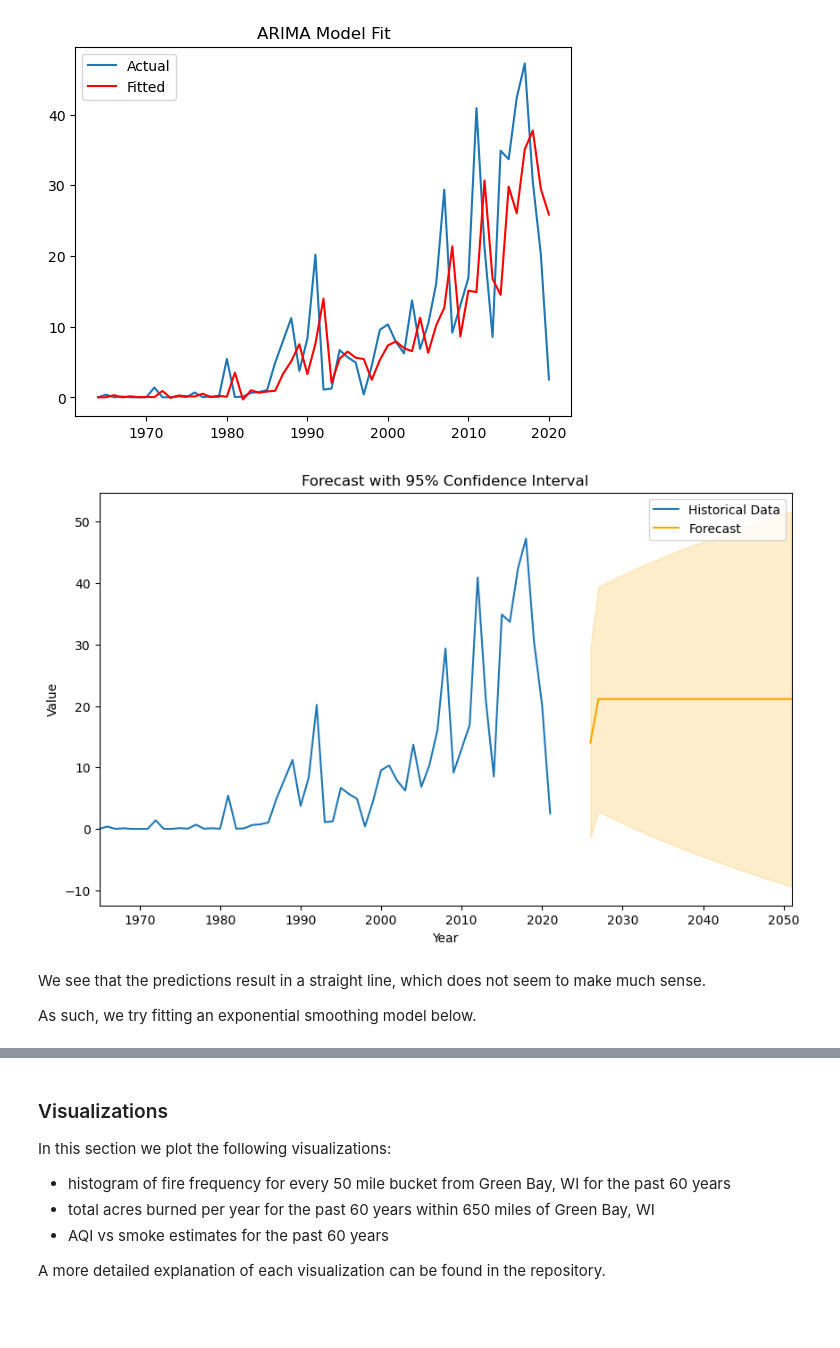
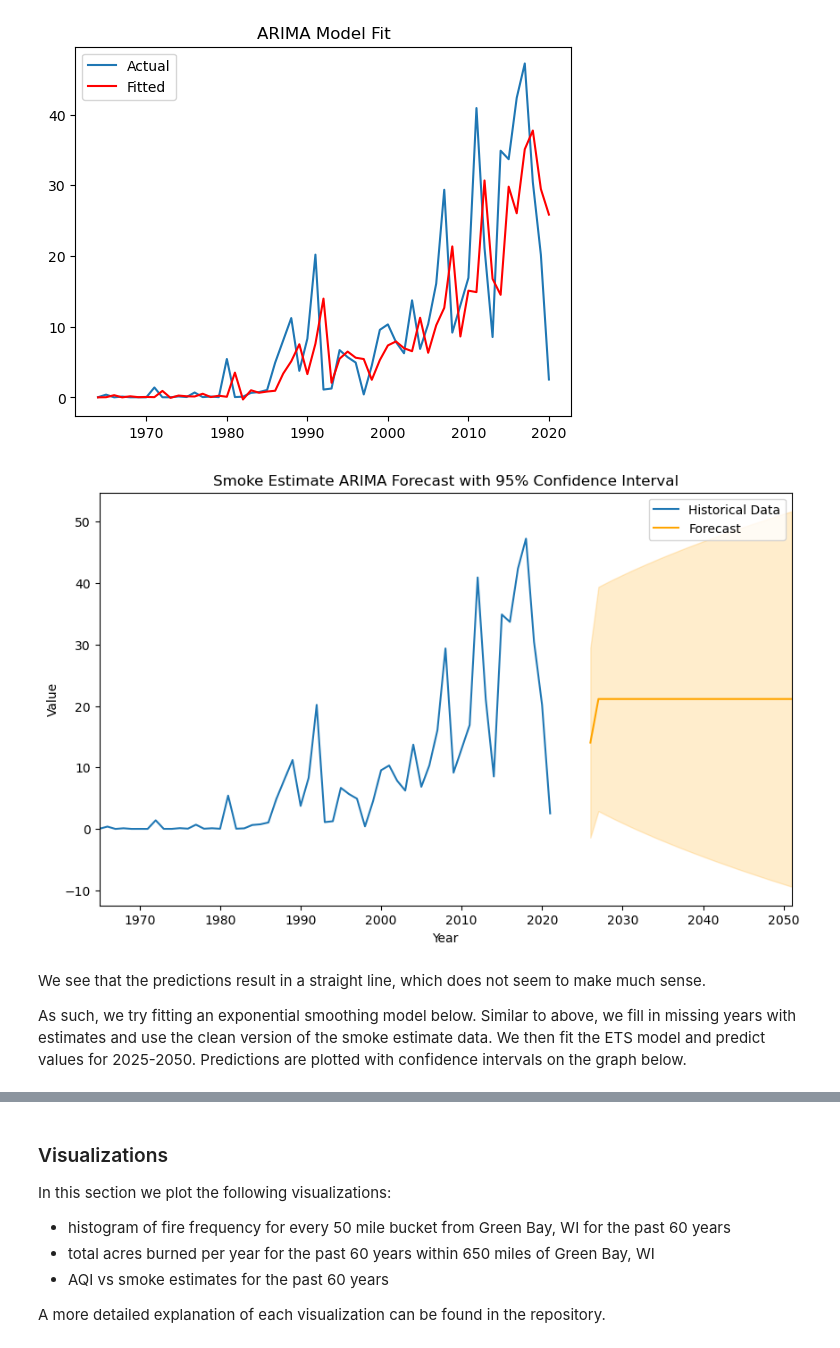
Before and after one commit to ezhang17/wildfire-analysis, a Jupyter notebook: common_analysis.ipynb, the cells around one changed output, grey strips where cells are left out. Drawn from its saved outputs; the diff is of its cells as text; code cells hidden in the pictures; blank space fills up the shorter version.

```diff
--- a/common_analysis.ipynb
+++ b/common_analysis.ipynb
@@ -1194,39 +1194,39 @@ combined_data = pd.concat([
 ])
 
 # Combine index of historical and forecast periods
 combined_index = smoke_estimate_arima.index.append(forecast_df.index)
 
 # Plot the combined data
 plt.figure(figsize=(10, 6))
 
 # Plot historical data
 plt.plot(smoke_estimate_arima.index, smoke_estimate_arima['Smoke_Estimate'], label='Historical Data')
 
 # Plot forecasted values
 plt.plot(forecast_df.index, forecast_df['Forecast'], label='Forecast', color='orange')
 
 # Plot confidence intervals
 plt.fill_between(forecast_df.index, forecast_df['Lower CI'], forecast_df['Upper CI'], color='orange', alpha=0.2)
 
 # Set plot labels and title
-plt.title('Forecast with 95% Confidence Interval')
+plt.title('Smoke Estimate ARIMA Forecast with 95% Confidence Interval')
 plt.xlabel('Year')
 plt.ylabel('Value')
 
 # Adjust x-axis limits to ensure all data is visible
 plt.xlim([smoke_estimate_arima.index.min(), forecast_df.index.max()])
 
 # Show legend
 plt.legend()
 
 # Display the plot
 plt.show()
 # %% [output]
-[figure, old version]
+[figure, new version]
 # %% [markdown]
 We see that the predictions result in a straight line, which does not seem to make much sense.
 
-As such, we try fitting an exponential smoothing model below.
+As such, we try fitting an exponential smoothing model below. Similar to above, we fill in missing years with estimates and use the clean version of the smoke estimate data. We then fit the ETS model and predict values for 2025-2050. Predictions are plotted with confidence intervals on the graph below.
 # %%
 # try exponential smoothing
 from statsmodels.tsa.exponential_smoothing.ets import ETSModel
```
Also changed, not shown: parts of 7 cells of this notebook, 5 other files.
